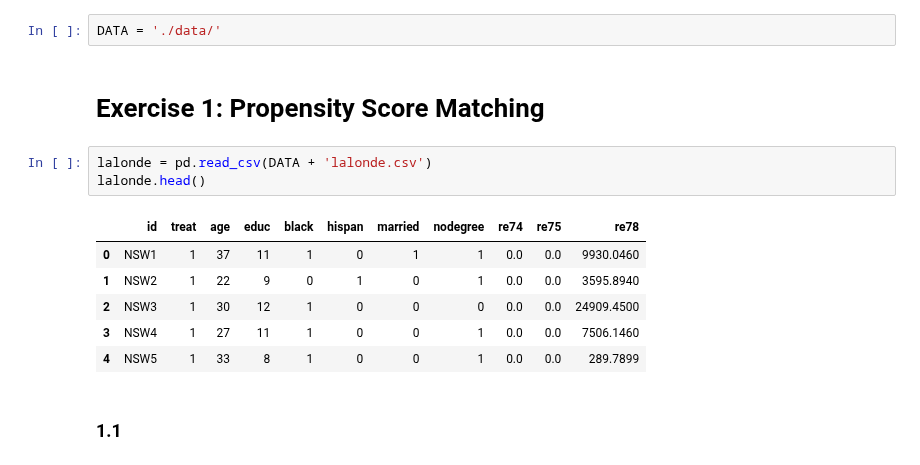
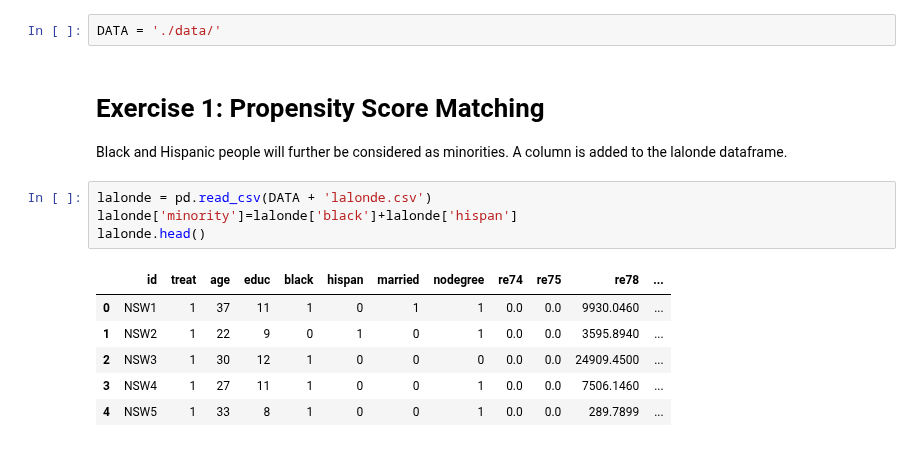
Before and after one commit to roman-bachmann/prayingmantissa, a Jupyter notebook: homework04/notebook.ipynb, the cells around one changed output. Drawn from its saved outputs; the diff is of its cells as text.

```diff
--- a/homework04/notebook.ipynb
+++ b/homework04/notebook.ipynb
@@ -7,17 +11,18 @@ import matplotlib.pyplot as plt
 import seaborn as sns
 # %%
 DATA = './data/'
-# %% [markdown]
-# Exercise 1: Propensity Score Matching
+# %% [markdown]
+# Exercise 1: Propensity Score Matching
+
+Black and Hispanic people will further be considered as minorities. A column is added to the lalonde dataframe.
 # %%
 lalonde = pd.read_csv(DATA + 'lalonde.csv')
+lalonde['minority']=lalonde['black']+lalonde['hispan']
 lalonde.head()
 # %% [output]
-|  | id | treat | age | educ | black | hispan | married | nodegree | re74 | re75 | re78 |
-| 0 | NSW1 | 1 | 37 | 11 | 1 | 0 | 1 | 1 | 0.0 | 0.0 | 9930.0460 |
-| 1 | NSW2 | 1 | 22 | 9 | 0 | 1 | 0 | 1 | 0.0 | 0.0 | 3595.8940 |
-| 2 | NSW3 | 1 | 30 | 12 | 1 | 0 | 0 | 0 | 0.0 | 0.0 | 24909.4500 |
-| 3 | NSW4 | 1 | 27 | 11 | 1 | 0 | 0 | 1 | 0.0 | 0.0 | 7506.1460 |
-| 4 | NSW5 | 1 | 33 | 8 | 1 | 0 | 0 | 1 | 0.0 | 0.0 | 289.7899 |
+|  | id | treat | age | educ | black | hispan | married | nodegree | re74 | re75 | re78 | ... |
+| 0 | NSW1 | 1 | 37 | 11 | 1 | 0 | 1 | 1 | 0.0 | 0.0 | 9930.0460 | ... |
+| 1 | NSW2 | 1 | 22 | 9 | 0 | 1 | 0 | 1 | 0.0 | 0.0 | 3595.8940 | ... |
+| 2 | NSW3 | 1 | 30 | 12 | 1 | 0 | 0 | 0 | 0.0 | 0.0 | 24909.4500 | ... |
+| 3 | NSW4 | 1 | 27 | 11 | 1 | 0 | 0 | 1 | 0.0 | 0.0 | 7506.1460 | ... |
+| 4 | NSW5 | 1 | 33 | 8 | 1 | 0 | 0 | 1 | 0.0 | 0.0 | 289.7899 | ... |
-# %% [markdown]
-### 1.1
```
Also changed, not shown: parts of 9 cells of this notebook.
